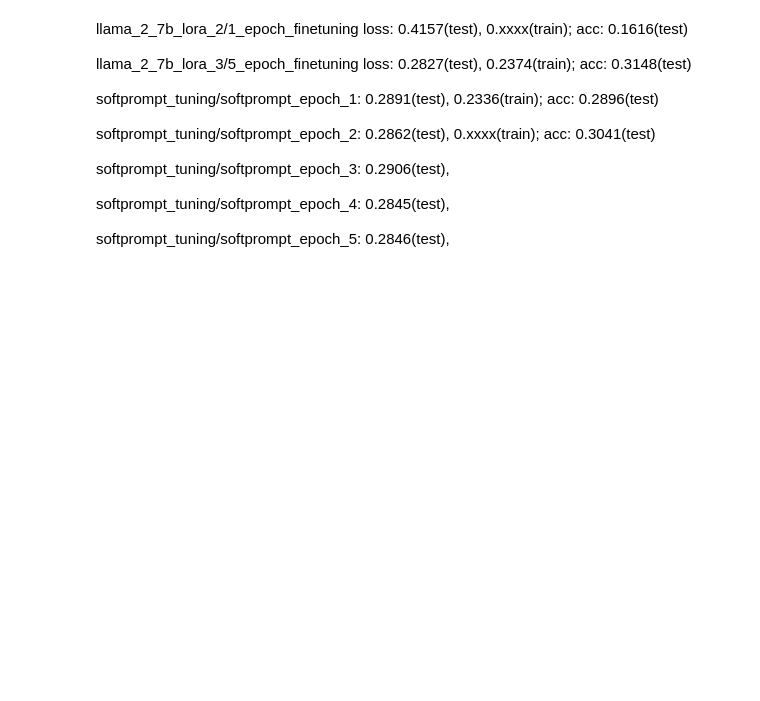
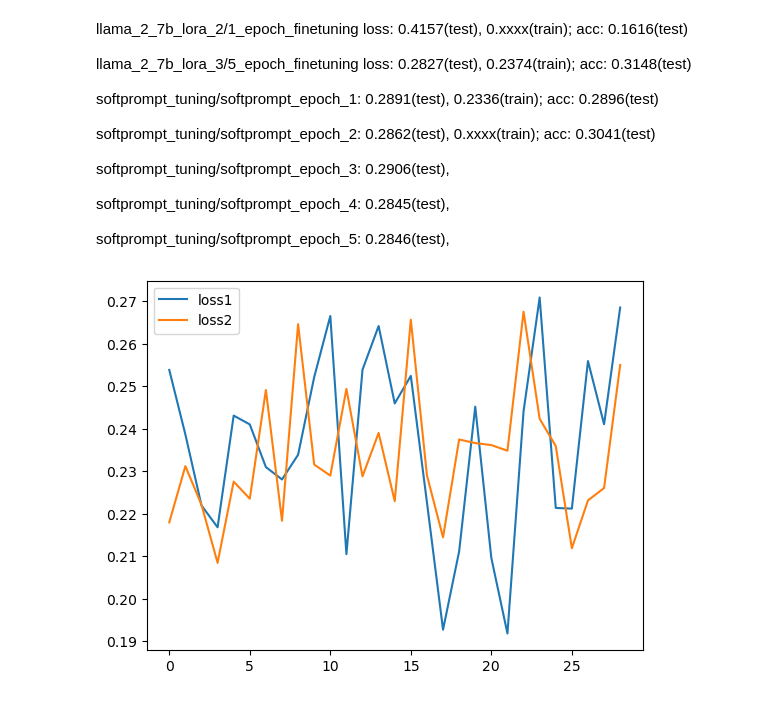
Before and after one commit to heigexiang/ZO-BCD, a Jupyter notebook: softprompt.ipynb, the cells around one changed output. Saved outputs shown, nothing was run; the diff lists cells and outputs as text; code cells hidden in the pictures; blank space fills up the shorter version.

Commit message:
msgd (1epoch, 3epoch, 7*7proj)

```diff
--- a/softprompt.ipynb
+++ b/softprompt.ipynb
@@ -574,3 +574,18 @@ torch.manual_seed(0)
 import random
 random.seed(0)
 # zero_order_softprompt_tuning_twopoints_concurrent(peft_models, tokenizers, sys_prompt, soft_prompt_init, data_train[:320], data_test[50:82], batchsize=32, maxIters=10, learning_rate=1e-7, variation_scale=1e-2)
+# %%
+import pickle
+import matplotlib.pyplot as plt
+
+# pth = './results/tzo_adam_spt_lr_1e-07_vs_0.001'
+pth = './results/tzo_proj_msgd_spt_lr_1e-06_vs_0.001_mo_0.9_wd_0.01_tokendim_7'
+with open(pth + '/logs.pt', 'rb') as f:
+    logs = pickle.load(f)
+
+plt.plot(logs['loss1'], label='loss1')
+plt.plot(logs['loss2'], label='loss2')
+plt.legend()
+plt.show()
+# %% [output]
+[figure, added]
```
Also changed, not shown: parts of 1 cell of this notebook, 40 other files.
